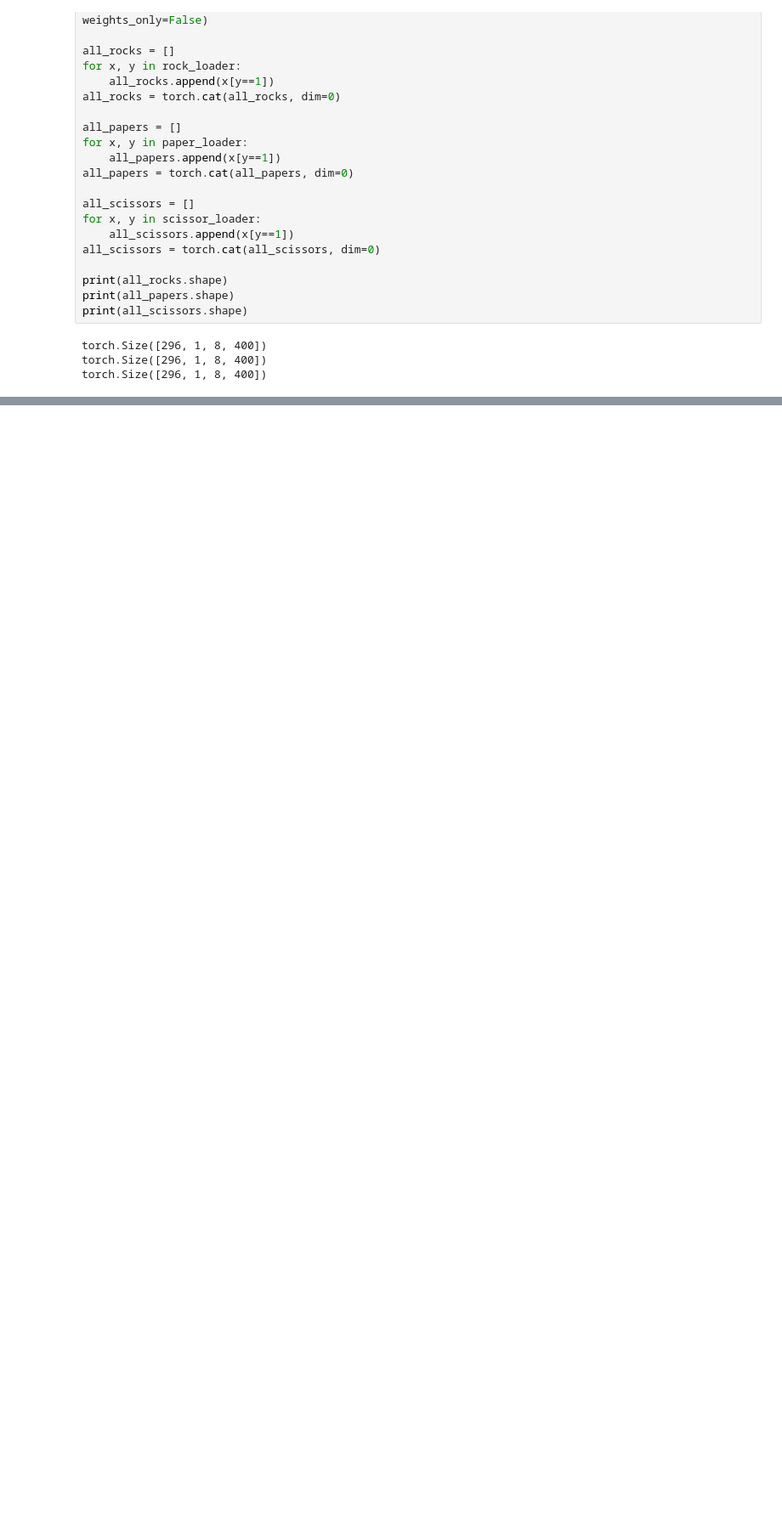
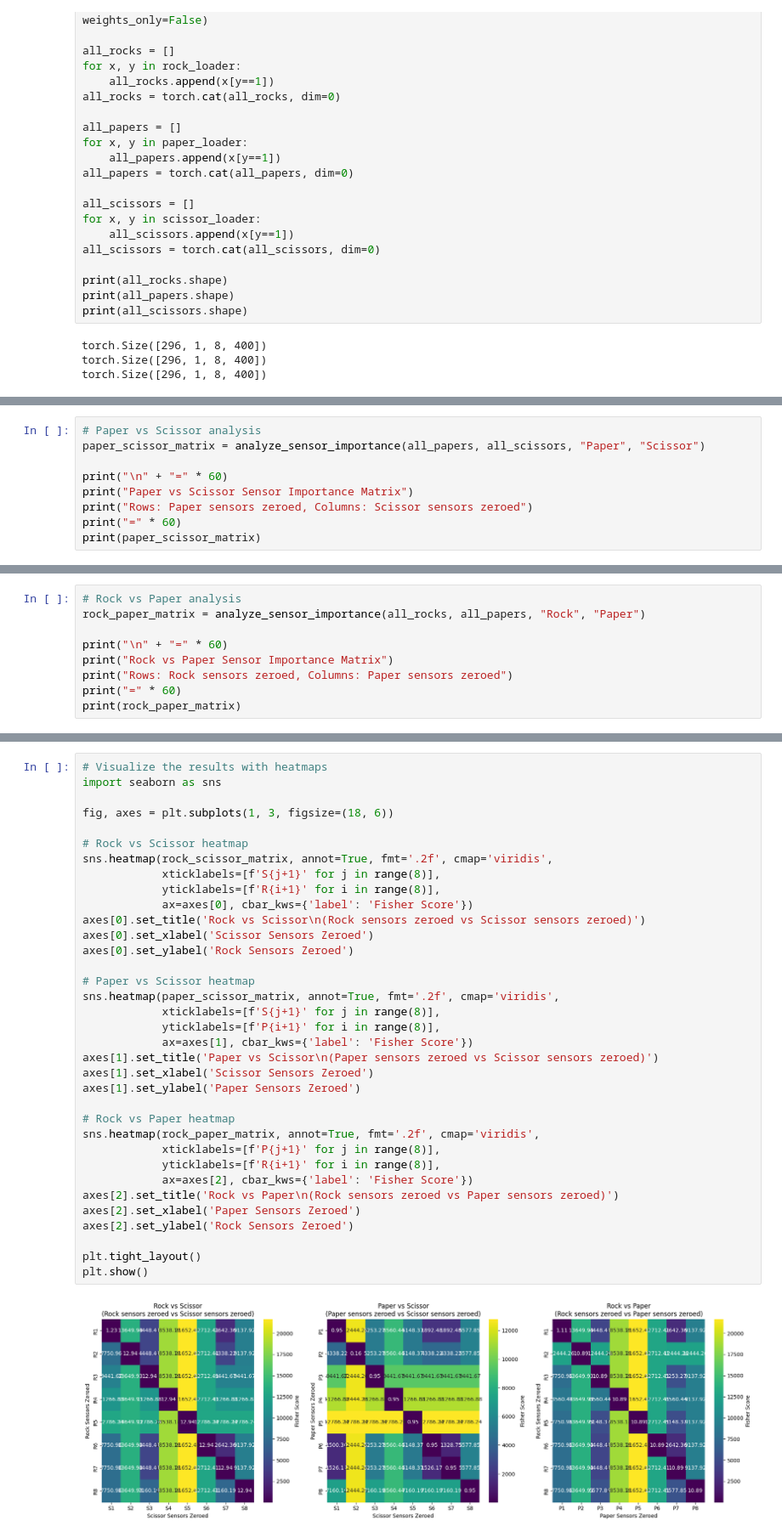
Before and after one commit to freek1/roshambo, a Jupyter notebook: emg_feature_analysis.ipynb, the cells around one changed output, grey strips where cells are left out. Shown: that part at 85% size. Drawn from its saved outputs; the diff is of its cells as text; blank space fills up the shorter version.

Commit message:
sensors fisher zeroed

```diff
--- a/emg_feature_analysis.ipynb
+++ b/emg_feature_analysis.ipynb
@@ -203,0 +265,9 @@ Rock vs Paper: 10.888213461060227
+# %%
+# Paper vs Scissor analysis
+paper_scissor_matrix = analyze_sensor_importance(all_papers, all_scissors, "Paper", "Scissor")
+
+print("\n" + "=" * 60)
+print("Paper vs Scissor Sensor Importance Matrix")
+print("Rows: Paper sensors zeroed, Columns: Scissor sensors zeroed")
+print("=" * 60)
+print(paper_scissor_matrix)
@@ -203,0 +292,9 @@ Rock vs Paper: 10.888213461060227
+# %%
+# Rock vs Paper analysis
+rock_paper_matrix = analyze_sensor_importance(all_rocks, all_papers, "Rock", "Paper")
+
+print("\n" + "=" * 60)
+print("Rock vs Paper Sensor Importance Matrix")
+print("Rows: Rock sensors zeroed, Columns: Paper sensors zeroed")
+print("=" * 60)
+print(rock_paper_matrix)
@@ -203,0 +319,37 @@ Rock vs Paper: 10.888213461060227
+# %%
+# Visualize the results with heatmaps
+import seaborn as sns
+
+fig, axes = plt.subplots(1, 3, figsize=(18, 6))
+
+# Rock vs Scissor heatmap
+sns.heatmap(rock_scissor_matrix, annot=True, fmt='.2f', cmap='viridis',
+            xticklabels=[f'S{j+1}' for j in range(8)],
+            yticklabels=[f'R{i+1}' for i in range(8)],
+            ax=axes[0], cbar_kws={'label': 'Fisher Score'})
+axes[0].set_title('Rock vs Scissor\n(Rock sensors zeroed vs Scissor sensors zeroed)')
+axes[0].set_xlabel('Scissor Sensors Zeroed')
+axes[0].set_ylabel('Rock Sensors Zeroed')
+
+# Paper vs Scissor heatmap
+sns.heatmap(paper_scissor_matrix, annot=True, fmt='.2f', cmap='viridis',
+            xticklabels=[f'S{j+1}' for j in range(8)],
+            yticklabels=[f'P{i+1}' for i in range(8)],
+            ax=axes[1], cbar_kws={'label': 'Fisher Score'})
+axes[1].set_title('Paper vs Scissor\n(Paper sensors zeroed vs Scissor sensors zeroed)')
+axes[1].set_xlabel('Scissor Sensors Zeroed')
+axes[1].set_ylabel('Paper Sensors Zeroed')
+
+# Rock vs Paper heatmap
+sns.heatmap(rock_paper_matrix, annot=True, fmt='.2f', cmap='viridis',
+            xticklabels=[f'P{j+1}' for j in range(8)],
+            yticklabels=[f'R{i+1}' for i in range(8)],
+            ax=axes[2], cbar_kws={'label': 'Fisher Score'})
+axes[2].set_title('Rock vs Paper\n(Rock sensors zeroed vs Paper sensors zeroed)')
+axes[2].set_xlabel('Paper Sensors Zeroed')
+axes[2].set_ylabel('Rock Sensors Zeroed')
+
+plt.tight_layout()
+plt.show()
+# %% [output]
+[figure, added]
```
Also changed, not shown: parts of 7 cells of this notebook.
